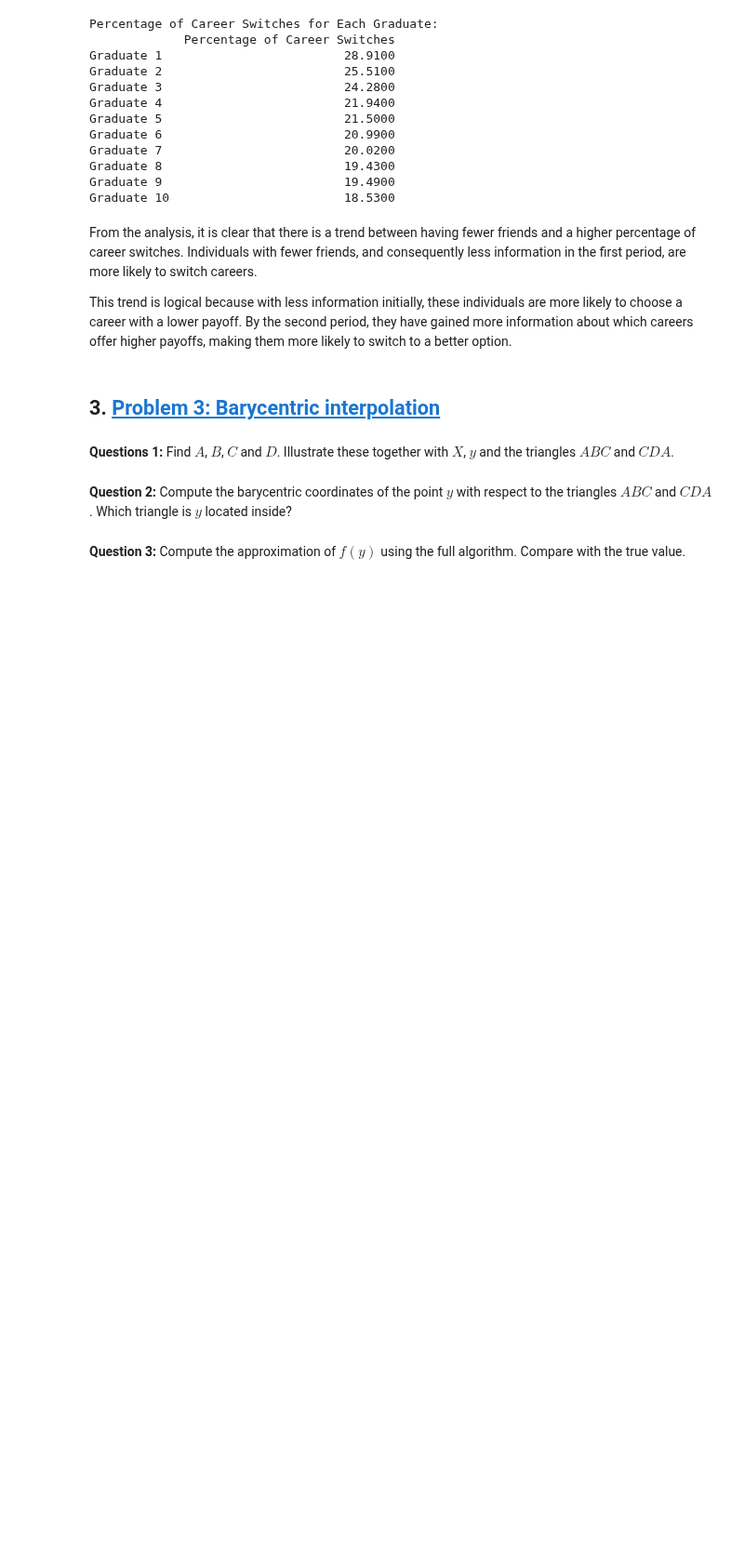
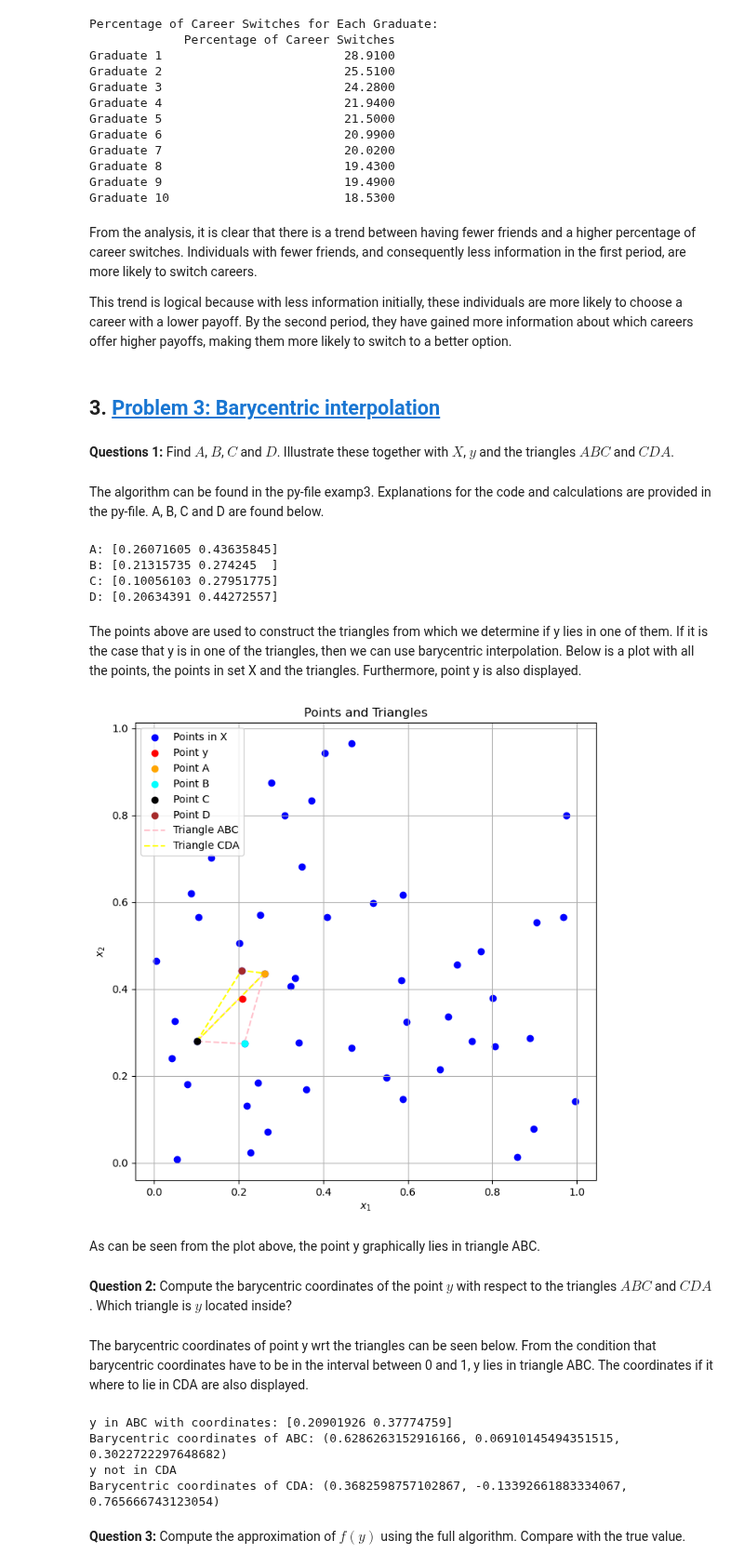
Before and after one commit to NumEconCopenhagen/projects-2024-anna-jiyun-kim-pedram, a Jupyter notebook: examproject/exam.ipynb, the cells around one changed output. Shown at 93% size. Cells and saved outputs as stored; diff of their text form; code cells hidden in the pictures; blank space fills up the shorter version.

```diff
--- a/examproject/exam.ipynb
+++ b/examproject/exam.ipynb
@@ -770,7 +767,45 @@ This trend is logical because with less information initially, these individuals
 ## 3. <a id='toc3_'></a>[Problem 3: Barycentric interpolation](#toc0_)
 # %% [markdown]
 **Questions 1:** Find $A$, $B$, $C$ and $D$. Illustrate these together with $X$, $y$ and the triangles $ABC$ and $CDA$.
+# %% [markdown]
+The algorithm can be found in the py-file examp3. Explanations for the code and calculations are provided in the py-file. A, B, C and D are found below.
+# %%
+# Import algorithm from py file
+from examp3 import Model3
+
+# Create an instance of the class
+model4 = Model3()
+
+# Find nearest points A, B, C, D and print
+print("A:", model4.A)
+print("B:", model4.B)
+print("C:", model4.C)
+print("D:", model4.D)
+# %% [output]
+A: [0.26071605 0.43635845]
+B: [0.21315735 0.274245  ]
+C: [0.10056103 0.27951775]
+D: [0.20634391 0.44272557]
+# %% [markdown]
+The points above are used to construct the triangles from which we determine if y lies in one of them. If it is the case that y is in one of the triangles, then we can use barycentric interpolation. Below is a plot with all the points, the points in set X and the triangles. Furthermore, point y is also displayed.
+# %%
+# Plot the points and triangles
+model4.plot_point_and_tri()
+# %% [output]
+[figure, added]
+# %% [markdown]
+As can be seen from the plot above, the point y graphically lies in triangle ABC.
 # %% [markdown]
 **Question 2:** Compute the barycentric coordinates of the point $y$ with respect to the triangles $ABC$ and $CDA$. Which triangle is $y$ located inside?
+# %% [markdown]
+The barycentric coordinates of point y wrt the triangles can be seen below. From the condition that barycentric coordinates have to be in the interval between 0 and 1, y lies in triangle ABC. The coordinates if it where to lie in CDA are also displayed.
+# %%
+# Check if the point y is inside any triangle, and which triangle that might be and get coordinates
+result1 = model4.check_y_in_tri()
+# %% [output]
+y in ABC with coordinates: [0.20901926 0.37774759]
+Barycentric coordinates of ABC: (0.6286263152916166, 0.06910145494351515, 0.3022722297648682)
+y not in CDA
+Barycentric coordinates of CDA: (0.3682598757102867, -0.13392661883334067, 0.765666743123054)
 # %% [markdown]
 **Question 3:** Compute the approximation of $f(y)$ using the full algorithm. Compare with the true value.
```
Also changed, not shown: parts of 12 cells of this notebook, 1 other file.
